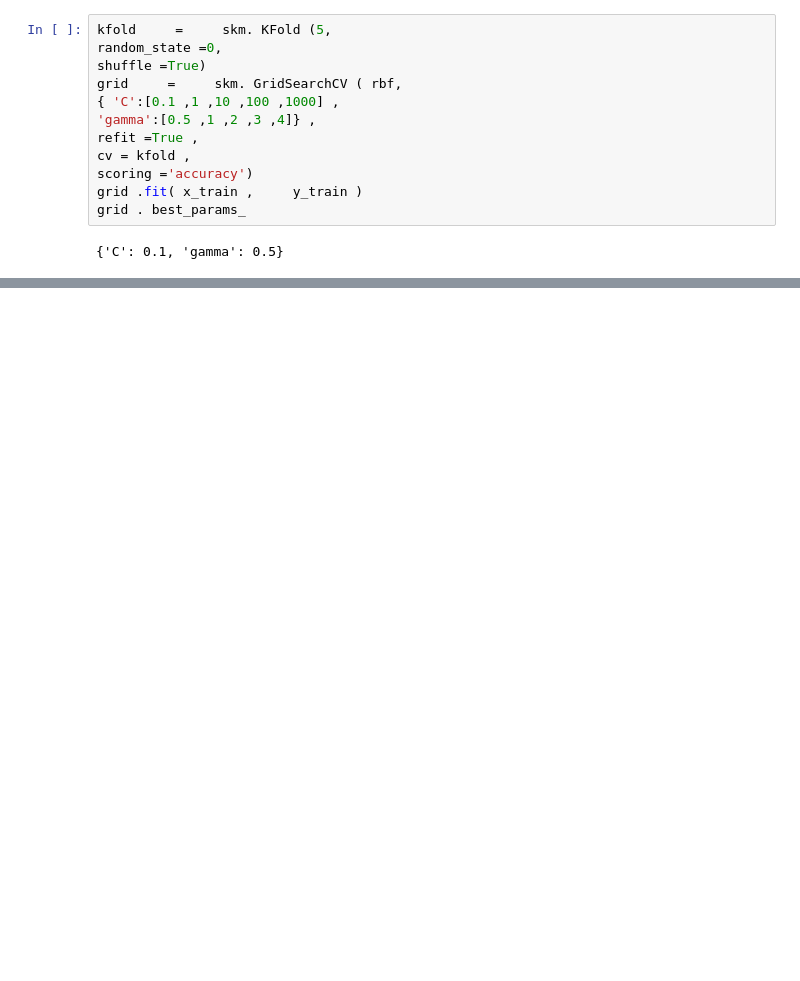
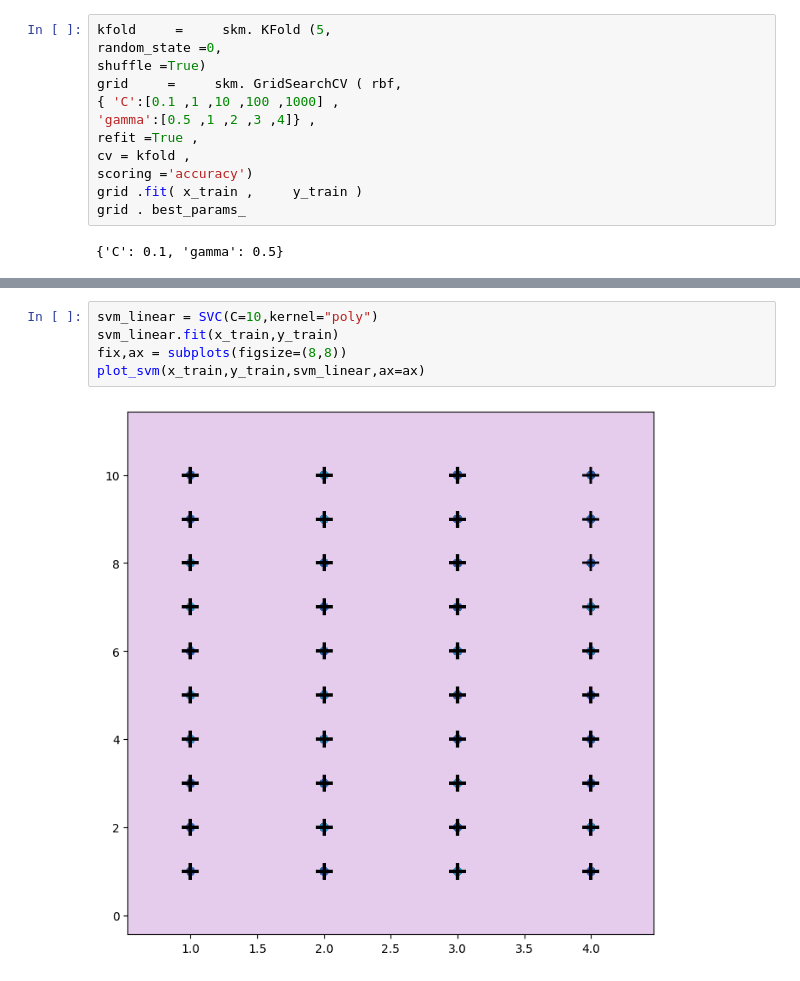
Before and after one commit to wend1k3/Wussap, a Jupyter notebook: vectorMachines.ipynb, the cells around one changed output, grey strips where cells are left out. Cells and saved outputs as stored; diff of their text form; blank space fills up the shorter version.

```diff
--- a/vectorMachines.ipynb
+++ b/vectorMachines.ipynb
@@ -180,0 +179,7 @@ Accuracy: 61.44%
+# %%
+svm_linear = SVC(C=10,kernel="poly")
+svm_linear.fit(x_train,y_train)
+fix,ax = subplots(figsize=(8,8))
+plot_svm(x_train,y_train,svm_linear,ax=ax)
+# %% [output]
+[figure, added]
```
Also changed, not shown: parts of 18 cells of this notebook.
